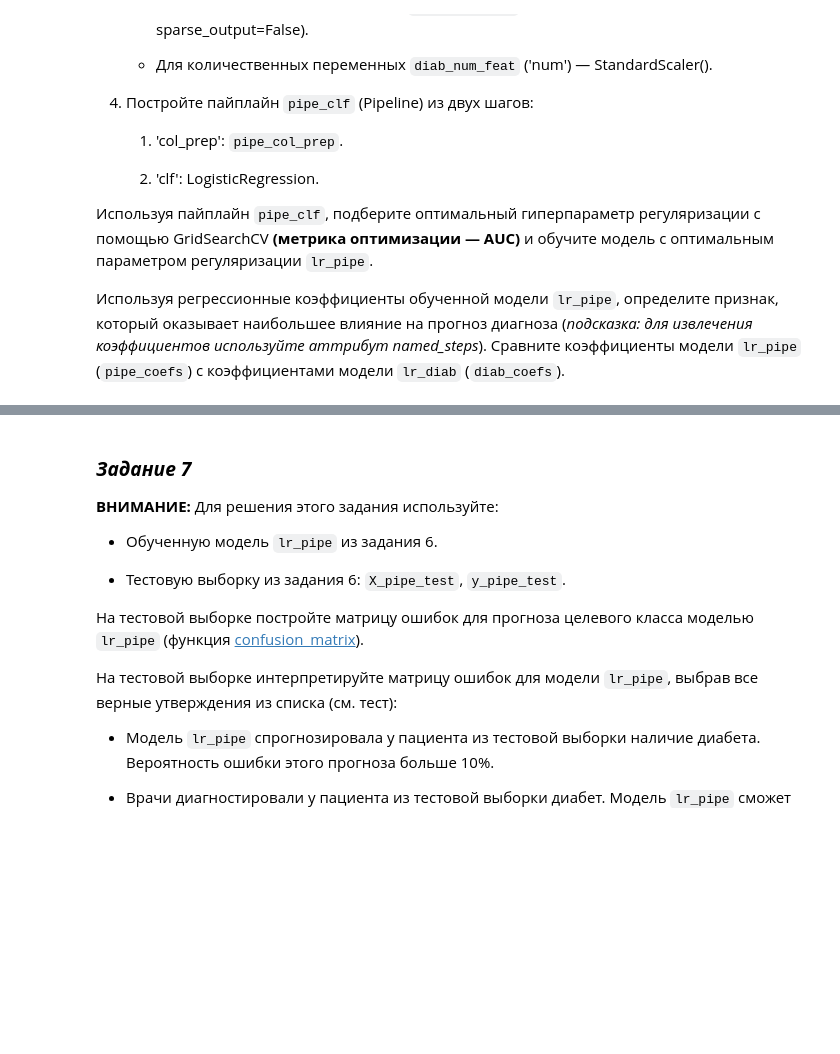
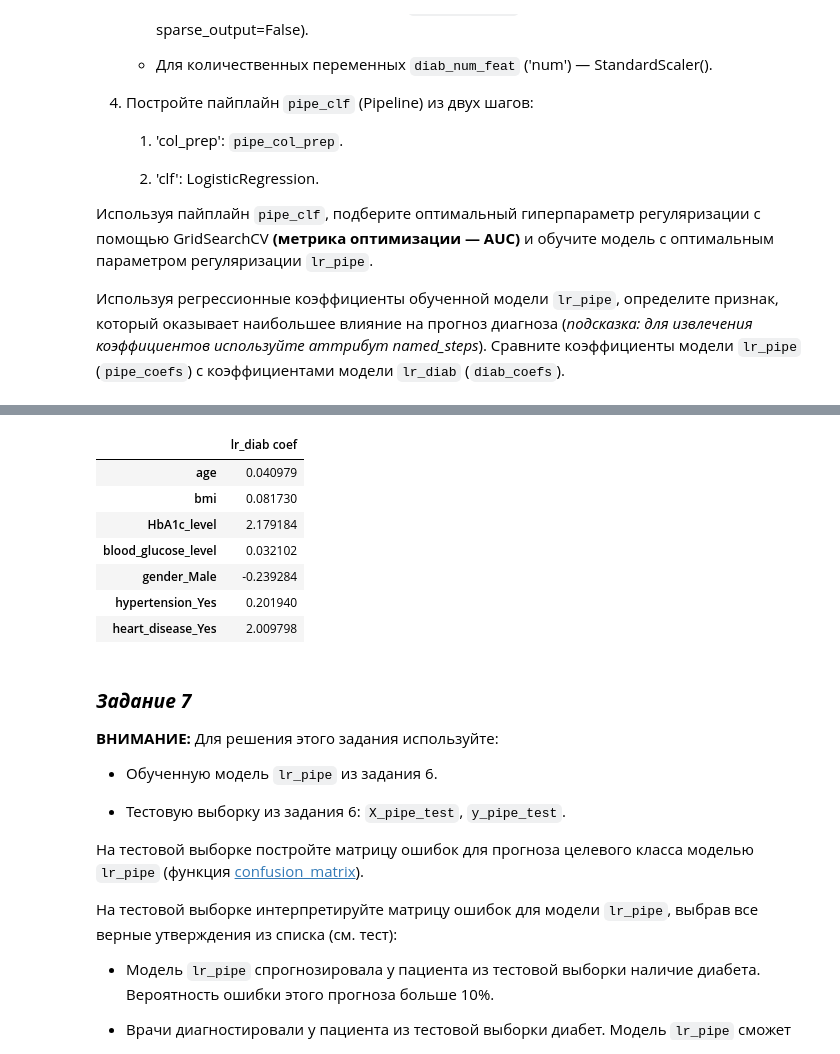
Before and after one commit to 2813/ODS-homework, a Jupyter notebook: 02_ODS_ML.ipynb, the cells around one changed output, grey strips where cells are left out. Drawn from its saved outputs; the diff is of its cells as text; code cells hidden in the pictures; blank space fills up the shorter version.

```diff
--- a/02_ODS_ML.ipynb
+++ b/02_ODS_ML.ipynb
@@ -1064,9 +1053,20 @@ pipe_coefs = pd.DataFrame({
 # Сравните коэффициенты lr_pipe (pipe_coefs) с коэффициентами lr_diab (diab_coefs)
 
 diab_coefs = pd.DataFrame({
-    'lr_diab coef': ...
-}, index=...
+    'lr_diab coef': lr_diab.coef_[0]
+}, index=lr_diab.feature_names_in_
 )
+# %%
+diab_coefs
+# %% [output]
+|  | lr_diab coef |
+| age | 0.040979 |
+| bmi | 0.081730 |
+| HbA1c_level | 2.179184 |
+| blood_glucose_level | 0.032102 |
+| gender_Male | -0.239284 |
+| hypertension_Yes | 0.201940 |
+| heart_disease_Yes | 2.009798 |
 # %% [markdown]
 ### ***Задание 7***
 
```
Also changed, not shown: parts of 32 cells of this notebook.
